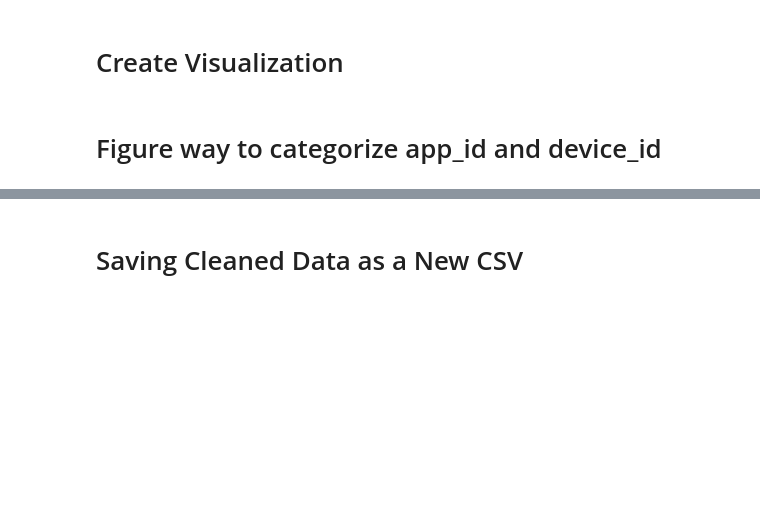
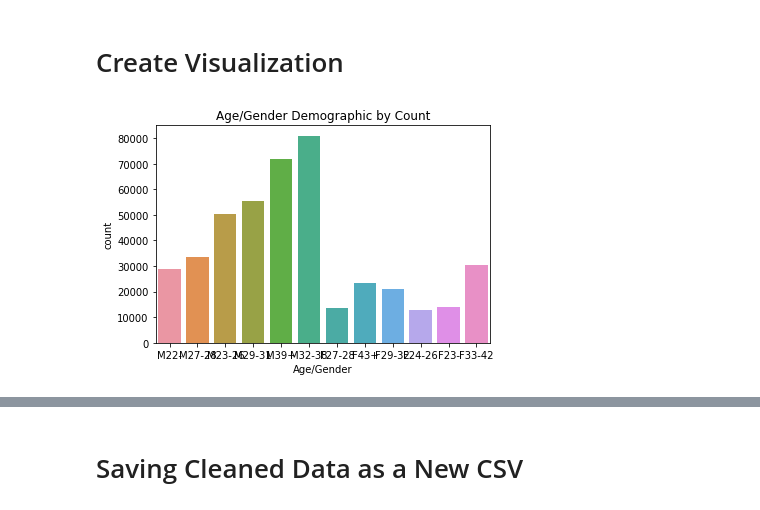
Before and after one commit to jhl126/Talking-Data-User-Demographics, a Jupyter notebook: Final Capstone EDA.ipynb, the cells around one changed output, grey strips where cells are left out. Drawn from its saved outputs; the diff is of its cells as text; code cells hidden in the pictures; blank space fills up the shorter version.

```diff
--- a/Final Capstone EDA.ipynb
+++ b/Final Capstone EDA.ipynb
@@ -788,0 +880,5 @@ final_df.shape
+# %%
+# Only keep data that contains at least 100 counts,
+count = final_df["size"].value_counts()
+keep = count[count >= 100].index
+final_df = final_df[final_df["size"].isin(keep)]
@@ -790,0 +898,10 @@ After doing some data cleaning, the dataframe went from 78,692,532 rows by 15 co
+# %%
+# Encoding the label_id_y column
+mlb = MultiLabelBinarizer()
+final_df = final_df.join(
+    pd.DataFrame(
+        mlb.fit_transform(final_df.pop("label_id_y")),
+        columns=mlb.classes_,
+        index=final_df.index,
+    )
+)
@@ -790,0 +910,5 @@ After doing some data cleaning, the dataframe went from 78,692,532 rows by 15 co
+# %%
+final_df = pd.get_dummies(
+    final_df, columns=["english_phone_brand", "device_model"], drop_first=True
+)
+final_df.head()
@@ -790,0 +926,5 @@ After doing some data cleaning, the dataframe went from 78,692,532 rows by 15 co
+# %%
+# Since I will be using group as the target variable, and group contains both age and gender, I can drop gender/age column
+# Size of Duplicate rows does not seem like it is too important mainly because there were not many duplicate rows, drop size
+final_df = final_df.drop(columns=["gender", "age", "size"])
+final_df.head()
@@ -791,4 +945,11 @@ After doing some data cleaning, the dataframe went from 78,692,532 rows by 15 co
 # %% [markdown]
 # Create Visualization
-# %% [markdown]
-# Figure way to categorize app_id and device_id
+# %%
+# Need to change font size of x and y axis
+sns.countplot(final_df["group"])
+plt.title("Age/Gender Demographic by Count")
+plt.ylabel("count")
+plt.xlabel("Age/Gender")
+plt.show()
+# %% [output]
+[figure, added]
```
Also changed, not shown: parts of 24 cells of this notebook.
